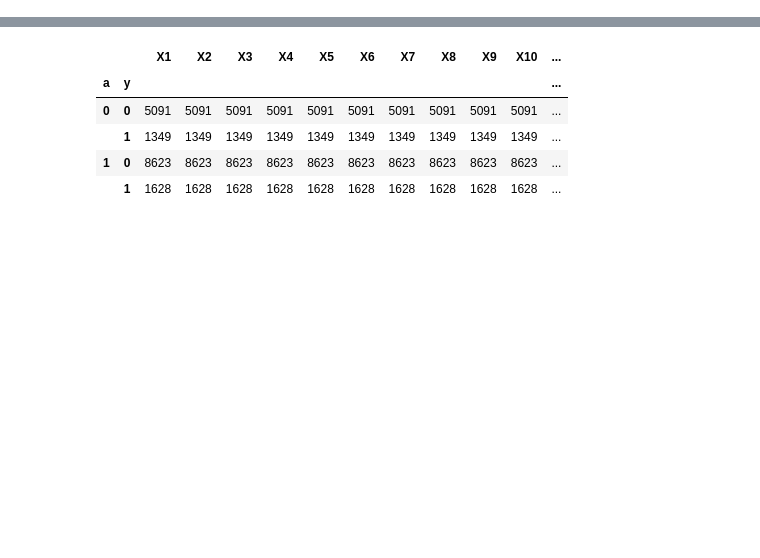
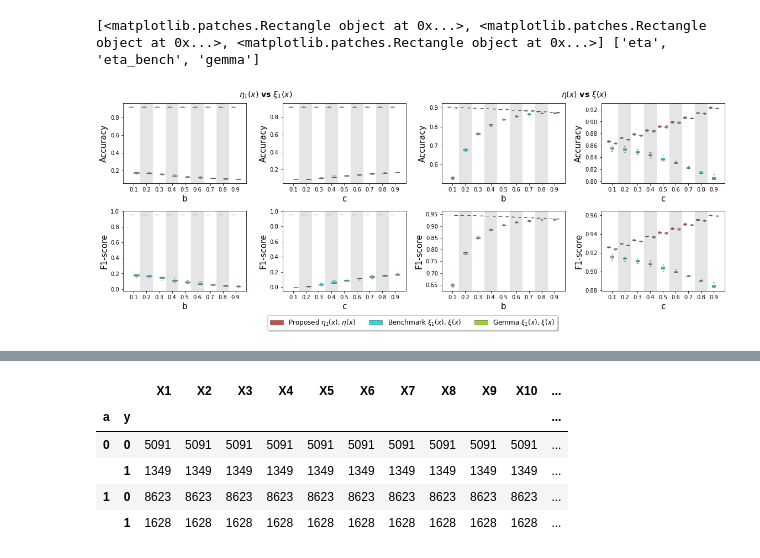
Before and after one commit to haotianzh/UDA, a Jupyter notebook: ood_sofa/experiment_SOFA.ipynb, the cells around one changed output, grey strips where cells are left out. Cells and saved outputs as stored; diff of their text form; code cells hidden in the pictures; blank space fills up the shorter version.

```diff
--- a/ood_sofa/experiment_SOFA.ipynb
+++ b/ood_sofa/experiment_SOFA.ipynb
@@ -99,3 +103,76 @@ fig.tight_layout(rect=[0, 0, 1, 0.92])
+# %%
+import matplotlib.pyplot as plt
+import seaborn as sns
+fig, axes = plt.subplots(nrows=2, ncols=4, figsize=(16, 6))
+
+a = 0.5
+metrics_name_map = {'F-0.5': 'F-0.5 Score', 'F': 'F-1 Score', 'F-2': 'F-2 Score', 'ACC': 'Accuracy'}
+palette = sns.color_palette('Paired')
+# c1 = [palette[3], palette[2]]
+# c2 = [palette[7], palette[6]]
+cc = [lighten_color('#F8766D', amount=1.5), lighten_color('#00BFC4', amount=0.8)]
+cc2 = [lighten_color('#F8766D', amount=1.5), lighten_color('#00BFC4', amount=0.8), lighten_color('#7CAE00', amount=0.8)]
+
+sns.boxplot(ax=axes[1][0], data=df[(df['a']==a) & (df['c']==0.5) & (df['model'].isin(['eta1', 'eta1_bench'])) & (df['metric']=='F')], x='b', y='value', hue='model', palette=cc, showfliers=False, linewidth=0.5)
+sns.boxplot(ax=axes[1][1], data=df[(df['a']==a) & (df['b']==0.5) &(df['model'].isin(['eta1', 'eta1_bench'])) & (df['metric']=='F')], x='c', y='value', hue='model', palette=cc, showfliers=False, linewidth=0.5)
+sns.boxplot(ax=axes[0][0], data=df[(df['a']==a) & (df['c']==0.5) &(df['model'].isin(['eta1', 'eta1_bench'])) & (df['metric']=='ACC')], x='b', y='value', hue='model', palette=cc, showfliers=False, linewidth=0.5)
+sns.boxplot(ax=axes[0][1], data=df[(df['a']==a) & (df['b']==0.5) &(df['model'].isin(['eta1', 'eta1_bench'])) & (df['metric']=='ACC')], x='c', y='value', hue='model', palette=cc, showfliers=False, linewidth=0.5)
+sns.boxplot(ax=axes[1][2], data=df[(df['a']==a) & (df['c']==0.5) &(df['model'].isin(['eta', 'eta_bench', 'gemma'])) & (df['metric']=='F')], x='b', y='value', hue='model', palette=cc2, hue_order=['eta', 'eta_bench', 'gemma'] ,showfliers=False, linewidth=0.5)
+sns.boxplot(ax=axes[1][3], data=df[(df['a']==a) & (df['b']==0.5) &(df['model'].isin(['eta', 'eta_bench', 'gemma'])) & (df['metric']=='F')], x='c', y='value', hue='model', palette=cc2, showfliers=False, linewidth=0.5)
+sns.boxplot(ax=axes[0][2], data=df[(df['a']==a) & (df['c']==0.5) &(df['model'].isin(['eta', 'eta_bench', 'gemma'])) & (df['metric']=='ACC')], x='b', y='value', hue='model', palette=cc2, showfliers=False, linewidth=0.5)
+sns.boxplot(ax=axes[0][3], data=df[(df['a']==a) & (df['b']==0.5) &(df['model'].isin(['eta', 'eta_bench', 'gemma'])) & (df['metric']=='ACC')], x='c', y='value', hue='model', palette=cc2, showfliers=False, linewidth=0.5)
+axes[1][0].set_ylabel('F1-score', fontsize=15)
+axes[1][1].set_ylabel('F1-score', fontsize=15)
+axes[1][2].set_ylabel('F1-score', fontsize=15)
+axes[1][3].set_ylabel('F1-score', fontsize=15)
+axes[0][0].set_ylabel('Accuracy', fontsize=15)
+axes[0][1].set_ylabel('Accuracy',fontsize=15)
+axes[0][2].set_ylabel('Accuracy',fontsize=15)
+axes[0][3].set_ylabel('Accuracy',fontsize=15)
+axes[0][0].set_xlabel(f'b', fontsize=15)
+axes[0][1].set_xlabel(f'c',fontsize=15)
+axes[1][0].set_xlabel(f'b', fontsize=15)
+axes[1][1].set_xlabel(f'c',fontsize=15 )
+axes[0][2].set_xlabel(f'b',fontsize=15)
+axes[0][3].set_xlabel(f'c',fontsize=15)
+axes[1][2].set_xlabel(f'b', fontsize=15)
+axes[1][3].set_xlabel(f'c',fontsize=15)
+# axes[0][0].set_ylim((0.48, 0.89))
+# axes[0][1].set_ylim((0.48, 0.89))
+# axes[0][2].set_ylim((0.48, 0.89))
+# axes[0][3].set_ylim((0.48, 0.89))
+
+# axes[1][0].set_ylim((0.17, 0.85))
+# axes[1][1].set_ylim((0.17, 0.85))
+# axes[1][2].set_ylim((0.17, 0.85))
+# axes[1][3].set_ylim((0.17, 0.85))
+for i in range(2):
+    for j in range(4):
+        axes[i][j].legend_.remove()
+        for k in range(0, 8):
+            if k % 2 == 1:
+                axes[i][j].axvspan(k-.5, k+.5, facecolor='black', alpha=0.1)
+handles, labels = axes[0][2].get_legend_handles_labels()
+print(handles, labels)
+# handles2, labels2 = axes[0][3].get_legend_handles_labels()
+# handles = handles1 + handles2
+
+fig.legend(loc='lower center', bbox_to_anchor=(0.5, -0.07),
+          fancybox=True, shadow=True, ncol=5, handles=handles, labels=[r'Proposed $\eta_1(x)$, $\eta(x)$',  r'Benchmark $\xi_1(x)$, $\xi(x)$', r'Gemma $\xi_1(x)$, $\xi(x)$'], fontsize=12)
+
+fig.text(0.27, 0.92, r'$\eta_1(x)$ vs $\xi_1(x)$', ha='center', fontsize=14, weight='bold')
+fig.text(0.77, 0.92, r'$\eta(x)$ vs $\xi(x)$', ha='center', fontsize=14, weight='bold')
+
+# Optional: Adjust spacing
+plt.subplots_adjust(top=0.90, hspace=0.4)
+fig.tight_layout(rect=[0, 0, 1, 0.92])
+# plt.tight_layout()
+# plt.savefig(f'eta_a_{a}.svg', bbox_inches = 'tight', format='svg')
+# plt.savefig(f'eta_a_{a}.pdf', bbox_inches = 'tight', format='pdf', dpi=500)
+# plt.savefig(f'eta1_eta_a_{a}_SOFA.pdf', bbox_inches = 'tight', format='pdf', dpi=500)
+# %% [output]
+[<matplotlib.patches.Rectangle object at 0x...>, <matplotlib.patches.Rectangle object at 0x...>, <matplotlib.patches.Rectangle object at 0x...>] ['eta', 'eta_bench', 'gemma']
+[figure, added]
 # %%
 import matplotlib.pyplot as plt
 import seaborn as sns
```
Also changed, not shown: parts of 6 cells of this notebook, 14 other files.
